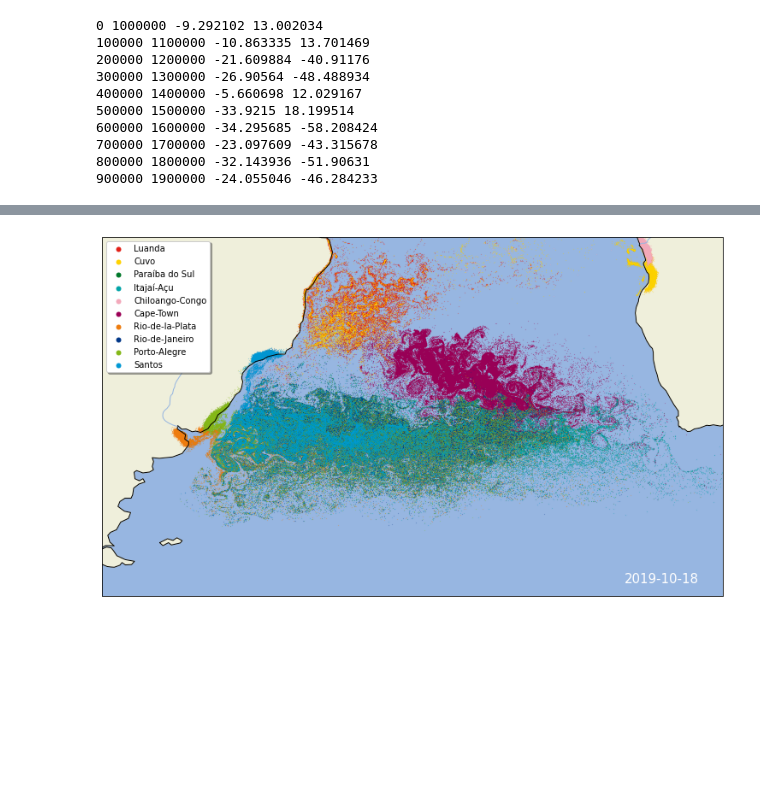
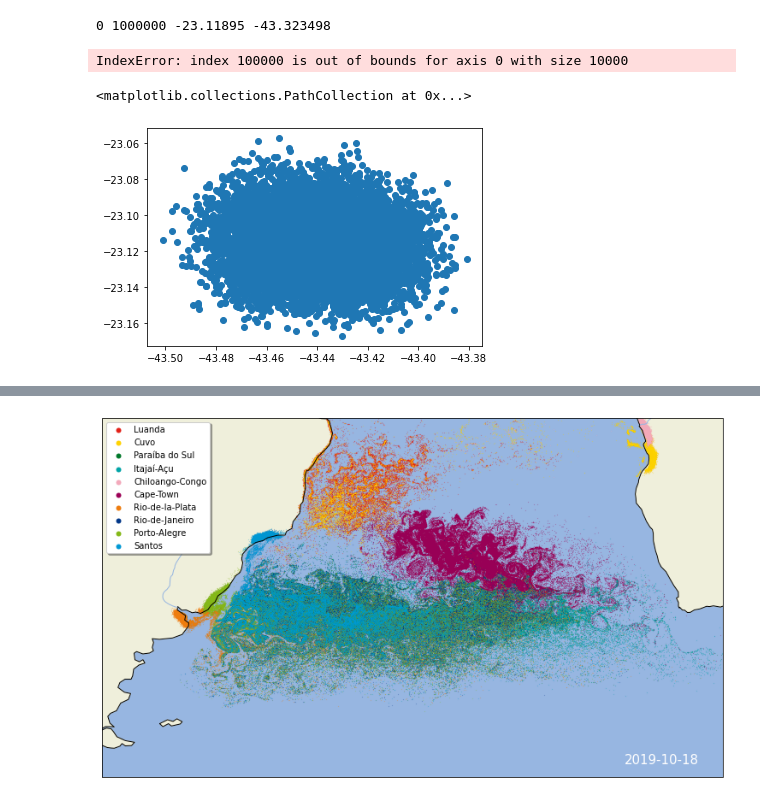
Before and after one commit to OceanParcels/BayesianAnalysis_SouthAtlantic, a Jupyter notebook: notebooks/First_run_analysis.ipynb, the cells around one changed output, grey strips where cells are left out. Saved outputs shown, nothing was run; the diff lists cells and outputs as text; code cells hidden in the pictures; blank space fills up the shorter version.

```diff
--- a/notebooks/First_run_analysis.ipynb
+++ b/notebooks/First_run_analysis.ipynb
@@ -11,7 +11,7 @@ import itertools
 infile = open('../river_sources.pkl', 'rb')
 river_sources = pickle.load(infile)
 # %%
-particles = xr.load_dataset('../data/forward_2years.nc')
+particles = xr.load_dataset('../data/source_Rio-de-Janeiro_release.nc')
 particles
 # %% [output]
 <xarray.Dataset>
@@ -55,16 +59,8 @@ labels= ['Luanda',
 for j,i in enumerate(range(0, 1000000, 100000)):
     print(i, i+1000000, particles['lat'][i,0].values, particles['lon'][i,0].values)
 # %% [output]
-0 1000000 -9.292102 13.002034
-100000 1100000 -10.863335 13.701469
-200000 1200000 -21.609884 -40.91176
-300000 1300000 -26.90564 -48.488934
-400000 1400000 -5.660698 12.029167
-500000 1500000 -33.9215 18.199514
-600000 1600000 -34.295685 -58.208424
-700000 1700000 -23.097609 -43.315678
-800000 1800000 -32.143936 -51.90631
-900000 1900000 -24.055046 -46.284233
+0 1000000 -23.11895 -43.323498
+IndexError: index 100000 is out of bounds for axis 0 with size 10000
 # %%
 london_tube = ['#B36305',
                 '#E32017',
@@ -82,3 +78,8 @@ london_tube = ['#B36305',
                 '#95CDBA']
 # %%
 time_range = pd.date_range('2018-01-01T12:00:00', '2019-10-23T12:00:00', freq='12H')
+# %%
+plt.scatter(particles['lon'][:,24], particles['lat'][:,24])
+# %% [output]
+<matplotlib.collections.PathCollection at 0x...>
+[figure, added]
```
Also changed, not shown: parts of 7 cells of this notebook, 4 other files.
